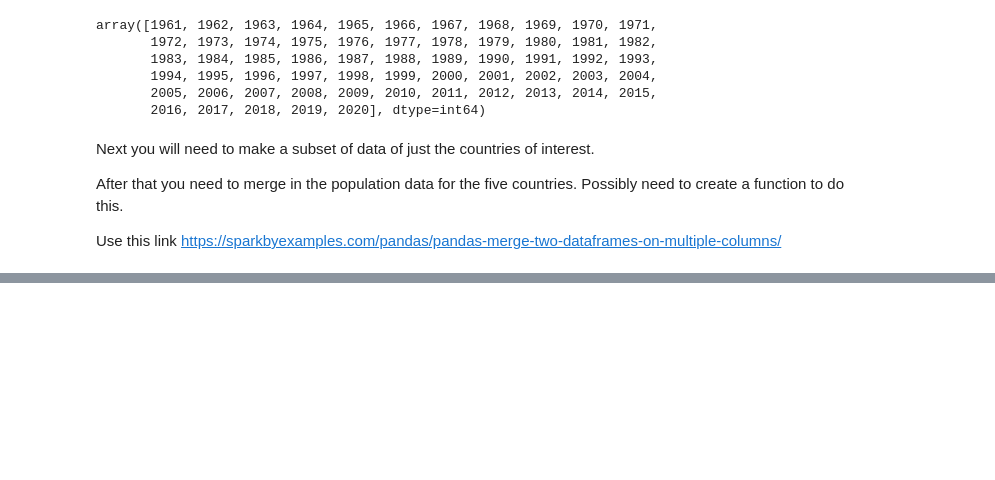
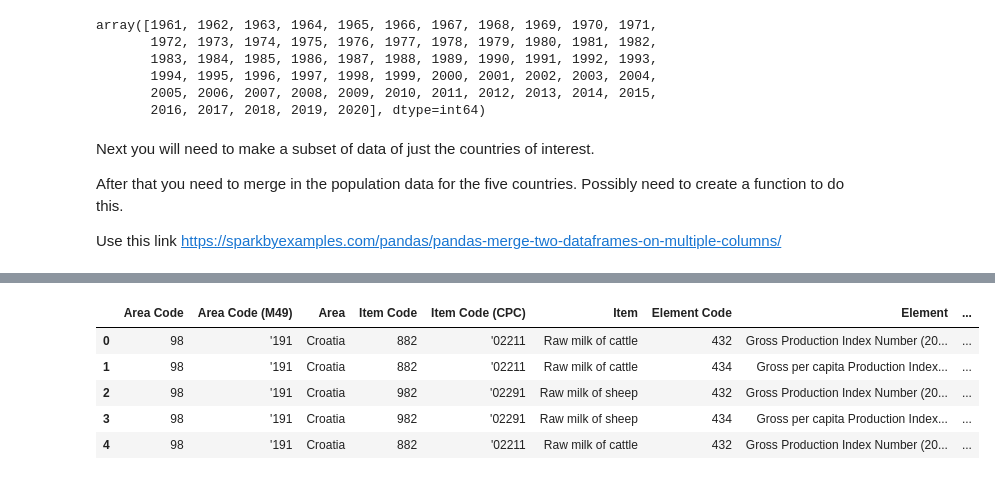
Before and after one commit to DrAmy-Data/CA2, a Jupyter notebook: CA2.ipynb, the cells around one changed output, grey strips where cells are left out. Saved outputs shown, nothing was run; the diff lists cells and outputs as text; code cells hidden in the pictures; blank space fills up the shorter version.

Commit message:
created loop to amalgamate population data and add location as a column merge population data with produce data using Year and Location.
See note in cell 62.

```diff
--- a/CA2.ipynb
+++ b/CA2.ipynb
@@ -480,0 +445,25 @@ for file in os.listdir(folder_path):
+# %%
+# Organising the population data
+import os
+
+# Set the path to the folder containing the location/population files
+folder_path = "C:/Users/acooke/Documents/MSc Data Analytics/CA2/Location_Population"
+
+df2 = pd.DataFrame({'Year': pd.Series(dtype='str'),
+                   'Total Population': pd.Series(dtype='int'),
+                   'Area': pd.Series(dtype='str')})
+
+
+
+# Use a for loop to iterate over the location/population files in the folder
+for file in os.listdir(folder_path):
+  # Read in the data from the file
+  dftemp = pd.read_csv(os.path.join(folder_path, file))
+  dftemp.rename(columns = {'label':'Year'}, inplace = True)
+  # Create a new column called "File" and set its value to the file name
+  dftemp["Area"] = file[:-4]
+
+  df2 = pd.concat([df2, dftemp])
+
+  # Print the resulting DataFrame to verify that the new column has been added
+  print(df2)
@@ -480,0 +488,10 @@ for file in os.listdir(folder_path):
+# %%
+df3 = pd.merge(df1, df2, on=['Year','Area'])
+df3.head()
+# %% [output]
+|  | Area Code | Area Code (M49) | Area | Item Code | Item Code (CPC) | Item | Element Code | Element | ... |
+| 0 | 98 | '191 | Croatia | 882 | '02211 | Raw milk of cattle | 432 | Gross Production Index Number (20... | ... |
+| 1 | 98 | '191 | Croatia | 882 | '02211 | Raw milk of cattle | 434 | Gross per capita Production Index... | ... |
+| 2 | 98 | '191 | Croatia | 982 | '02291 | Raw milk of sheep | 432 | Gross Production Index Number (20... | ... |
+| 3 | 98 | '191 | Croatia | 982 | '02291 | Raw milk of sheep | 434 | Gross per capita Production Index... | ... |
+| 4 | 98 | '191 | Croatia | 882 | '02211 | Raw milk of cattle | 432 | Gross Production Index Number (20... | ... |
```
Also changed, not shown: parts of 21 cells of this notebook.
